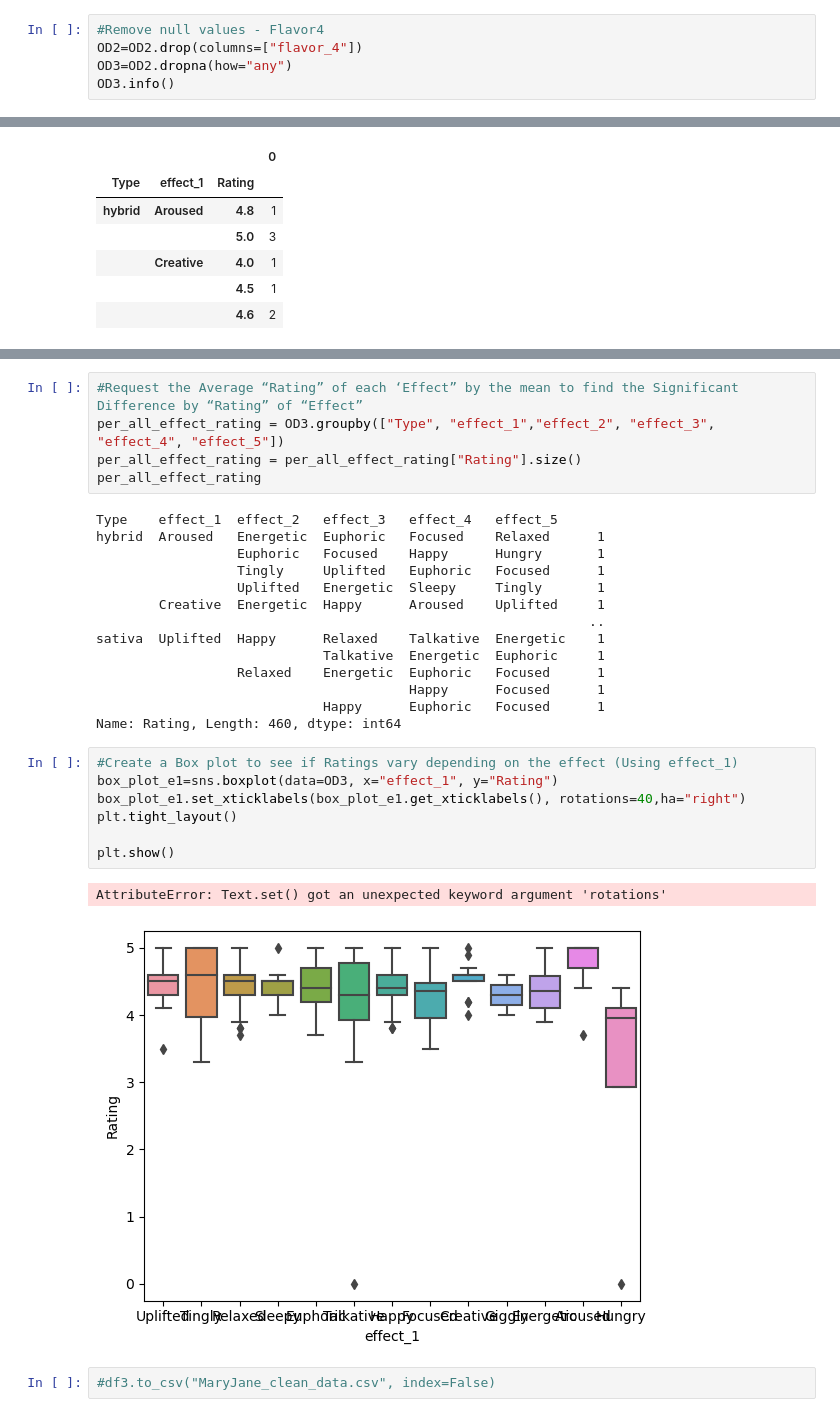
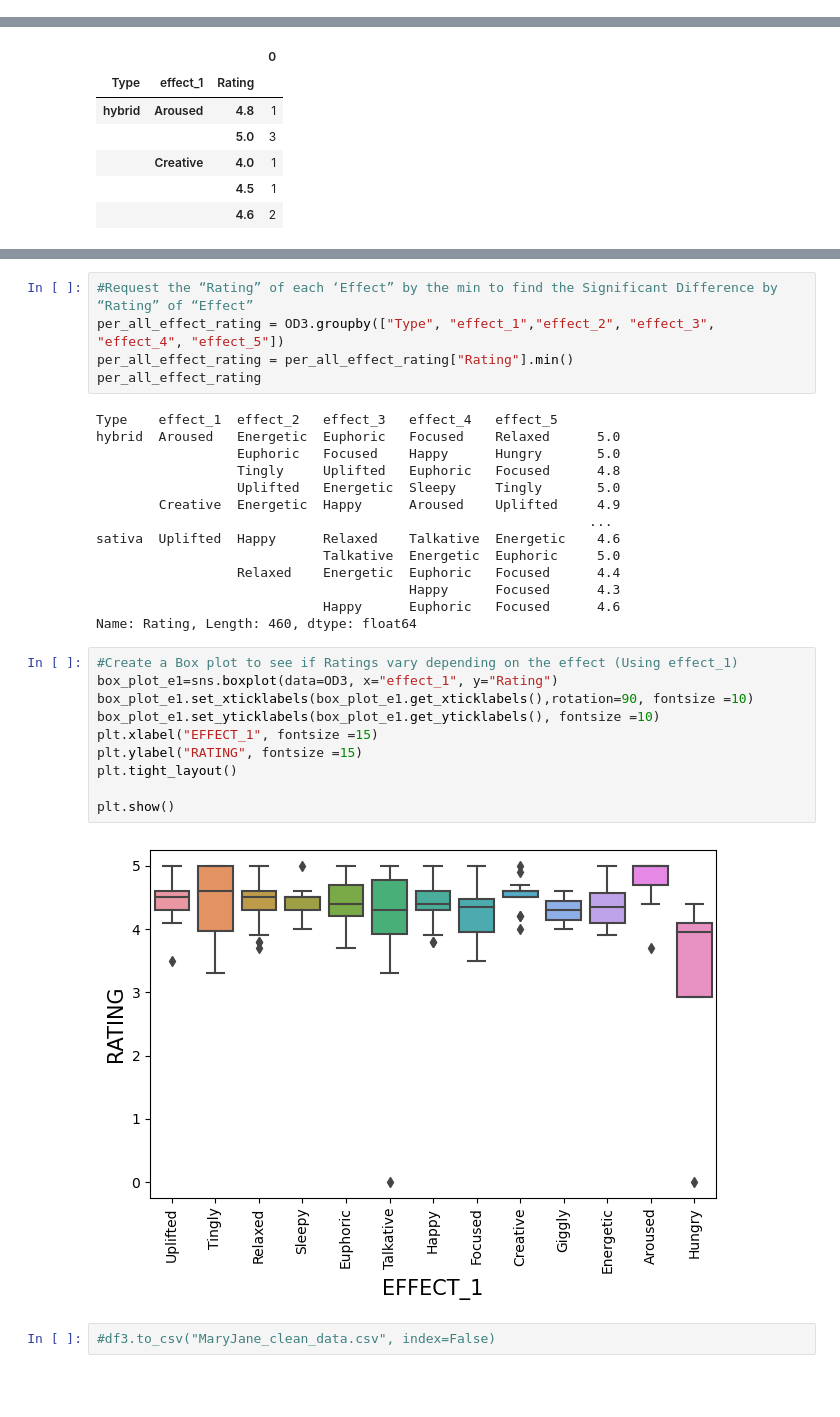
Before and after one commit to Berli85/SMU-Project-1-MaryJane, a Jupyter notebook: Robbins_Work/Project 1 Team 2 data_Robbins.ipynb, the cells around one changed output, grey strips where cells are left out. Saved outputs shown, nothing was run; the diff lists cells and outputs as text; blank space fills up the shorter version.

Commit message:
Updated code awaiting visuals

```diff
--- a/Robbins_Work/Project 1 Team 2 data_Robbins.ipynb
+++ b/Robbins_Work/Project 1 Team 2 data_Robbins.ipynb
@@ -163,8 +123,3 @@ Tingly        32
 Giggly        12
 Dry            1
 Name: count, dtype: int64
-# %%
-#Remove null values - Flavor4
-OD2=OD2.drop(columns=["flavor_4"])
-OD3=OD2.dropna(how="any")
-OD3.info()
@@ -384,34 +374,36 @@ sativa  Uplifted  Happy      Relaxed    Talkative  Energetic    4.6
                              Happy      Euphoric   Focused      4.6
 Name: Rating, Length: 460, dtype: float64
 # %%
-#Request the Average “Rating” of each ‘Effect” by the mean to find the Significant Difference by “Rating” of “Effect”
+#Request the “Rating” of each ‘Effect” by the min to find the Significant Difference by “Rating” of “Effect”
 per_all_effect_rating = OD3.groupby(["Type", "effect_1","effect_2", "effect_3", "effect_4", "effect_5"])
-per_all_effect_rating = per_all_effect_rating["Rating"].size()
+per_all_effect_rating = per_all_effect_rating["Rating"].min()
 per_all_effect_rating
 # %% [output]
 Type    effect_1  effect_2   effect_3   effect_4   effect_5
-hybrid  Aroused   Energetic  Euphoric   Focused    Relaxed      1
-                  Euphoric   Focused    Happy      Hungry       1
-                  Tingly     Uplifted   Euphoric   Focused      1
-                  Uplifted   Energetic  Sleepy     Tingly       1
-        Creative  Energetic  Happy      Aroused    Uplifted     1
-                                                               ..
-sativa  Uplifted  Happy      Relaxed    Talkative  Energetic    1
-                             Talkative  Energetic  Euphoric     1
-                  Relaxed    Energetic  Euphoric   Focused      1
-                                        Happy      Focused      1
-                             Happy      Euphoric   Focused      1
-Name: Rating, Length: 460, dtype: int64
+hybrid  Aroused   Energetic  Euphoric   Focused    Relaxed      5.0
+                  Euphoric   Focused    Happy      Hungry       5.0
+                  Tingly     Uplifted   Euphoric   Focused      4.8
+                  Uplifted   Energetic  Sleepy     Tingly       5.0
+        Creative  Energetic  Happy      Aroused    Uplifted     4.9
+                                                               ...
+sativa  Uplifted  Happy      Relaxed    Talkative  Energetic    4.6
+                             Talkative  Energetic  Euphoric     5.0
+                  Relaxed    Energetic  Euphoric   Focused      4.4
+                                        Happy      Focused      4.3
+                             Happy      Euphoric   Focused      4.6
+Name: Rating, Length: 460, dtype: float64
 # %%
 #Create a Box plot to see if Ratings vary depending on the effect (Using effect_1)
 box_plot_e1=sns.boxplot(data=OD3, x="effect_1", y="Rating")
-box_plot_e1.set_xticklabels(box_plot_e1.get_xticklabels(), rotations=40,ha="right")
+box_plot_e1.set_xticklabels(box_plot_e1.get_xticklabels(),rotation=90, fontsize =10)
+box_plot_e1.set_yticklabels(box_plot_e1.get_yticklabels(), fontsize =10)
+plt.xlabel("EFFECT_1", fontsize =15)
+plt.ylabel("RATING", fontsize =15)
 plt.tight_layout()
 
 plt.show()
 # %% [output]
-AttributeError: Text.set() got an unexpected keyword argument 'rotations'
-[figure, old version]
+[figure, new version]
 # %%
 #df3.to_csv("MaryJane_clean_data.csv", index=False)
 # %%
```
Also changed, not shown: parts of 31 cells of this notebook.
